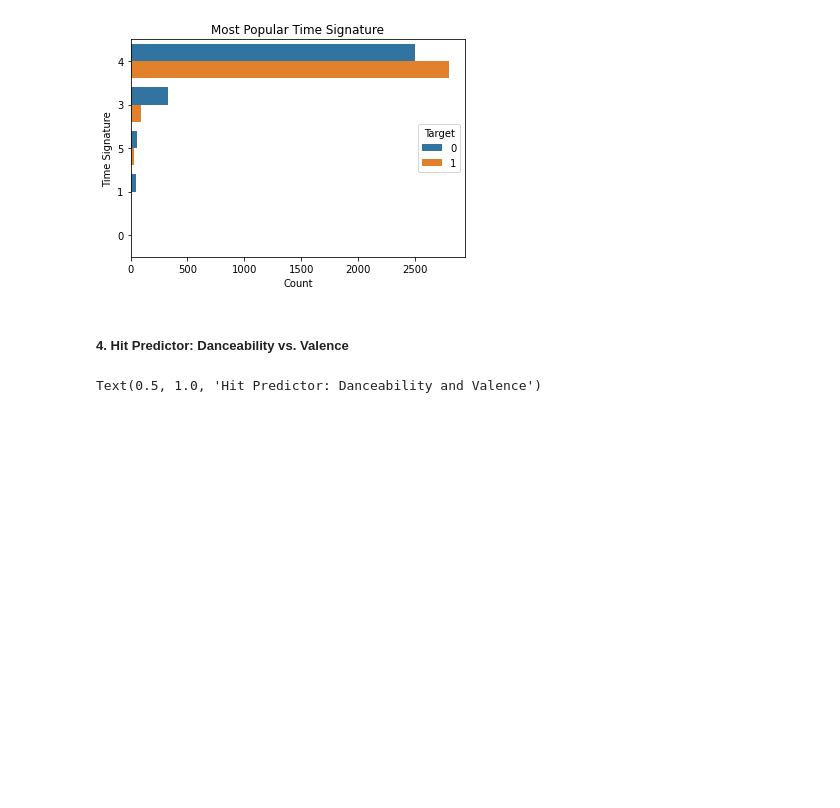
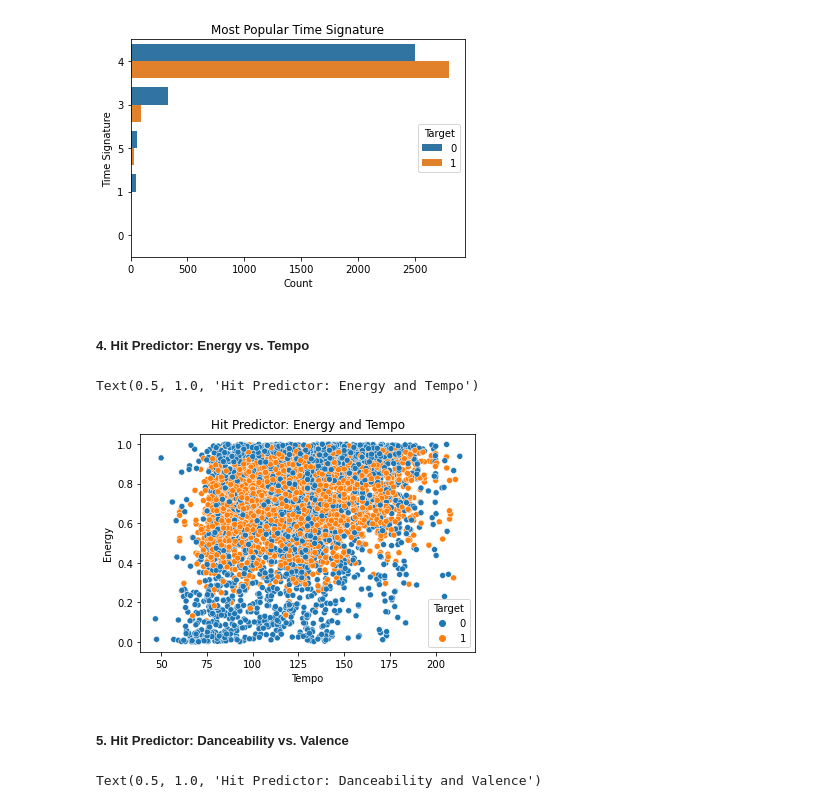
Before and after one commit to data301-2020-winter2/course-project-group_1011, a Jupyter notebook: analysis/EDA_Task5.ipynb, the cells around one changed output. Drawn from its saved outputs; the diff is of its cells as text; code cells hidden in the pictures; blank space fills up the shorter version.

```diff
--- a/analysis/EDA_Task5.ipynb
+++ b/analysis/EDA_Task5.ipynb
@@ -87,8 +87,17 @@ ax3.set(xlabel = 'Tempo', ylabel = 'Valence')
 plot= sns.countplot(y="Time Signature", data=df,hue="Target", order=df['Time Signature'].value_counts().index).set(title='Most Popular Time Signature', xlabel='Count')
 # %% [output]
 [figure]
+# %% [markdown]
+##### 4. Hit Predictor: Energy vs. Tempo
+# %%
+scatter1 = sns.scatterplot(data=df, x="Tempo", y="Energy", hue="Target")
+
+scatter1.set_title('Hit Predictor: Energy and Tempo')
+# %% [output]
+Text(0.5, 1.0, 'Hit Predictor: Energy and Tempo')
+[figure, added]
 # %% [markdown]
-##### 4. Hit Predictor: Danceability vs. Valence
+##### 5. Hit Predictor: Danceability vs. Valence
 # %%
 scatter = sns.scatterplot(data=df, x="Danceability", y="Valence", hue="Target")
 
```
Also changed, not shown: parts of 6 cells of this notebook.
